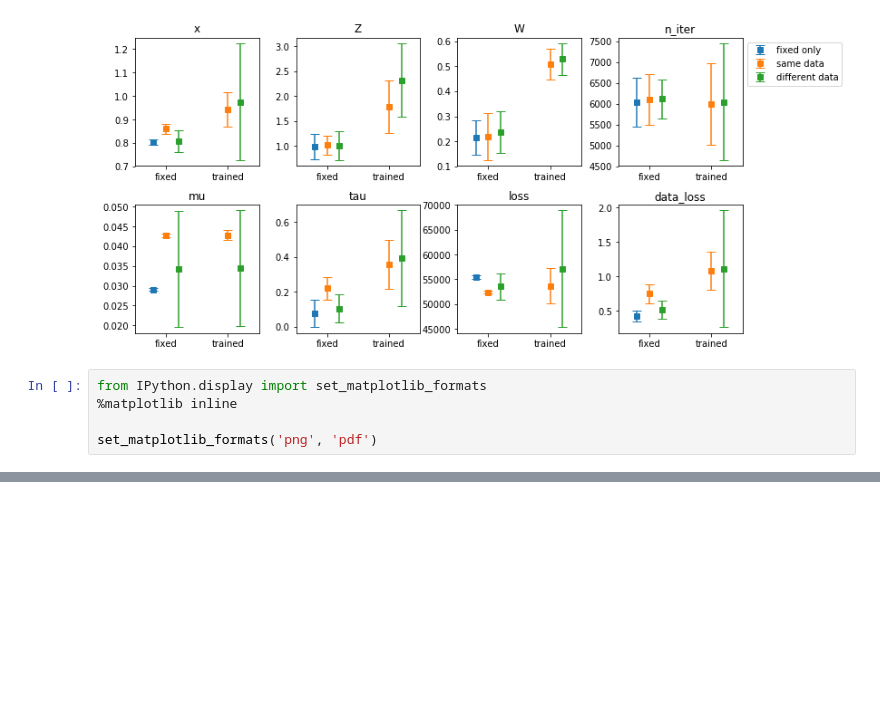
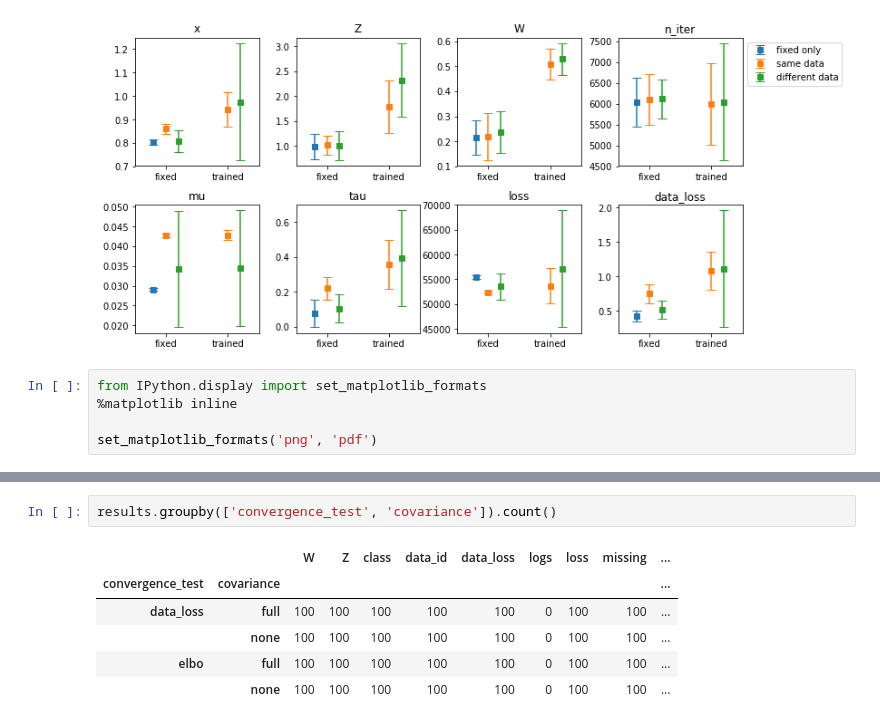
Before and after one commit to betaplane/cezanne, a Jupyter notebook: notebooks/PPCA.ipynb, the cells around one changed output, grey strips where cells are left out. Cells and saved outputs as stored; diff of their text form; blank space fills up the shorter version.

```diff
--- a/notebooks/PPCA.ipynb
+++ b/notebooks/PPCA.ipynb
@@ -667,0 +662,9 @@ set_matplotlib_formats('png', 'pdf')
+# %%
+results.groupby(['convergence_test', 'covariance']).count()
+# %% [output]
+|  |  | W | Z | class | data_id | data_loss | logs | loss | missing | ... |
+| convergence_test | covariance |  |  |  |  |  |  |  |  | ... |
+| data_loss | full | 100 | 100 | 100 | 100 | 100 | 0 | 100 | 100 | ... |
+|  | none | 100 | 100 | 100 | 100 | 100 | 0 | 100 | 100 | ... |
+| elbo | full | 100 | 100 | 100 | 100 | 100 | 0 | 100 | 100 | ... |
+|  | none | 100 | 100 | 100 | 100 | 100 | 0 | 100 | 100 | ... |
```
Also changed, not shown: parts of 14 cells of this notebook, 7 other files.
